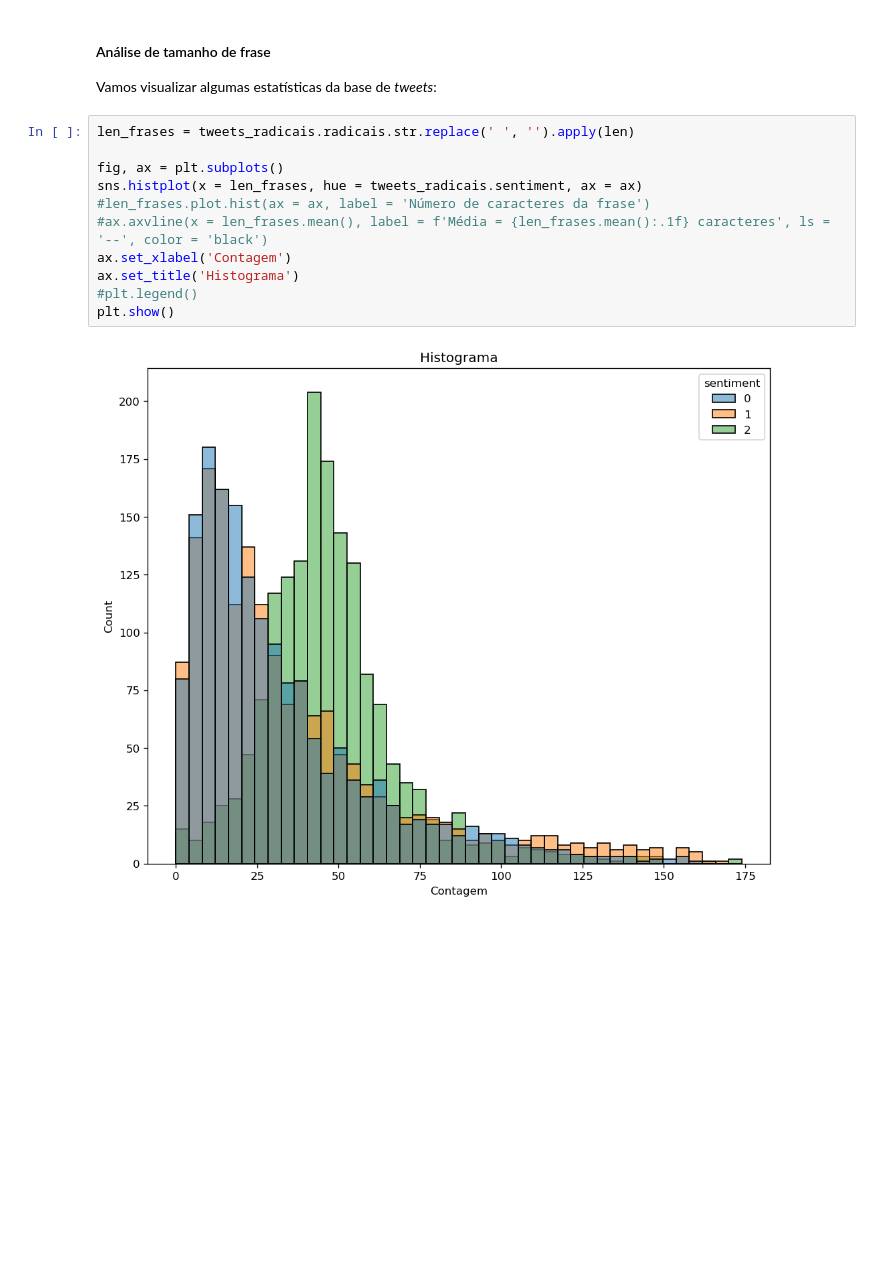
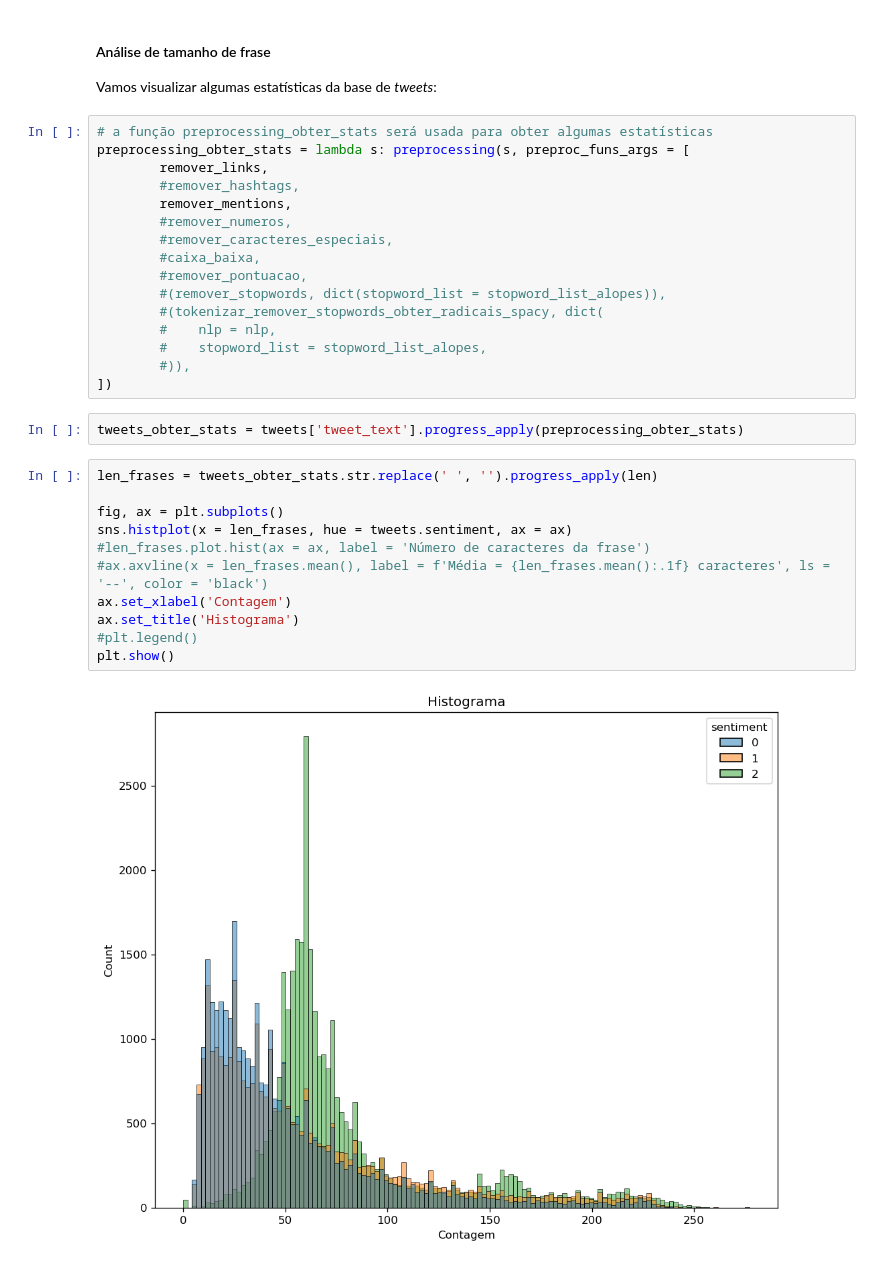
Before and after one commit to flimao/analise-sentimento-twitter, a Jupyter notebook: notebooks_exploration/2_eda.ipynb, the cells around one changed output. Saved outputs shown, nothing was run; the diff lists cells and outputs as text; blank space fills up the shorter version.

```diff
--- a/notebooks_exploration/2_eda.ipynb
+++ b/notebooks_exploration/2_eda.ipynb
@@ -474,17 +478,35 @@ Word cloud com sentimento neutro:
 #### Análise de tamanho de frase
 
 Vamos visualizar algumas estatísticas da base de *tweets*:
+# %%
+# a função preprocessing_obter_stats será usada para obter algumas estatísticas
+preprocessing_obter_stats = lambda s: preprocessing(s, preproc_funs_args = [
+        remover_links,
+        #remover_hashtags,
+        remover_mentions,
+        #remover_numeros,
+        #remover_caracteres_especiais,
+        #caixa_baixa,
+        #remover_pontuacao,
+        #(remover_stopwords, dict(stopword_list = stopword_list_alopes)),
+        #(tokenizar_remover_stopwords_obter_radicais_spacy, dict(
+        #    nlp = nlp,
+        #    stopword_list = stopword_list_alopes,
+        #)),
+])
+# %%
+tweets_obter_stats = tweets['tweet_text'].progress_apply(preprocessing_obter_stats)
 # %%
-len_frases = tweets_radicais.radicais.str.replace(' ', '').apply(len)
+len_frases = tweets_obter_stats.str.replace(' ', '').progress_apply(len)
 
 fig, ax = plt.subplots()
-sns.histplot(x = len_frases, hue = tweets_radicais.sentiment, ax = ax)
+sns.histplot(x = len_frases, hue = tweets.sentiment, ax = ax)
 #len_frases.plot.hist(ax = ax, label = 'Número de caracteres da frase')
 #ax.axvline(x = len_frases.mean(), label = f'Média = {len_frases.mean():.1f} caracteres', ls = '--', color = 'black')
 ax.set_xlabel('Contagem')
 ax.set_title('Histograma')
 #plt.legend()
 plt.show()
 # %% [output]
-[figure, old version]
+[figure, new version]
 # %%
```
Also changed, not shown: parts of 14 cells of this notebook.
